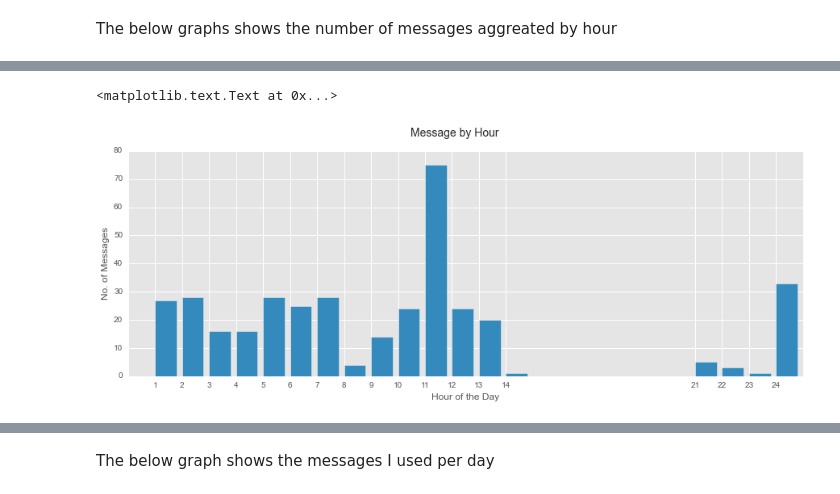
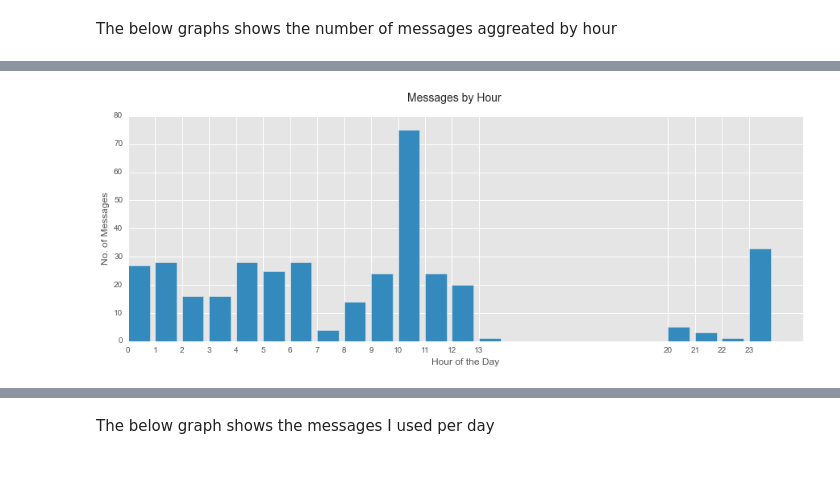
Before and after one commit to JaredChung/DSI_Assignment, a Jupyter notebook: D-Matrix_Notebook.ipynb, the cells around one changed output, grey strips where cells are left out. Cells and saved outputs as stored; diff of their text form; code cells hidden in the pictures.

```diff
--- a/D-Matrix_Notebook.ipynb
+++ b/D-Matrix_Notebook.ipynb
@@ -223,12 +223,12 @@ def preprocessing(s):
 
 
     # Change Names for privacy
-    s = s.replace('@u0weaa087|jared', 'jared')
-    s = s.replace('@u0wdyeg6s|duhita', 'duhita')
-    s = s.replace('@u0x443ckz|chris.garces', 'chris.garces')
-    s = s.replace('@u0wfhmem8|hussam', 'hussam')
-    s = s.replace('@u0x6cuq3d|martinlehmann', 'martinlehmann')
-    """
+    s = s.replace('@u0weaa087|jared', '')
+    s = s.replace('@u0wdyeg6s|duhita', '')
+    s = s.replace('@u0x443ckz|chris.garces', '')
+    s = s.replace('@u0wfhmem8|hussam', '')
+    s = s.replace('@u0x6cuq3d|martinlehmann', '')
+
     s = s.replace('u0weaa087', 'DataScientist2')
     s = s.replace('u0wdyeg6s', 'BusinessAnalyst')
     s = s.replace('u0x443ckz', 'DataScientist1')
@@ -245,16 +245,20 @@ def preprocessing(s):
     s = s.replace('chris.garces', 'DataScientist1')
     s = s.replace('martinlehmann', 'ProjectManager')
     s = s.replace('ravi', 'Consultant')
-    """
+
 
     # Remove words that arent relevant
     s = s.replace("channel", "")
     s = s.replace("file", "")
     s = s.replace("link", "")
+    s = s.replace("joined","")
 
     # Remove everything that isnt a
     s = re.sub(r'[^a-zA-Z]'," ",s)
 
+
+    s = s.replace(" m ", "")
+    s = s.replace(" ll ", "")
 
     s = s.replace("  ", " ")
 
@@ -270,6 +274,8 @@ data['clean_text'] = data.text.apply(lambda x: preprocessing(x))
 # %%
 data = pd.merge(data,users,left_on='user',right_on='id',how='inner')
 data = data[['user','ts','channel','text','clean_text','name']]
+# %%
+data['date'] = pd.DatetimeIndex(data.ts).normalize()
 # %% [markdown]
 ## Part 4 Term Frequency
 # %%
@@ -442,3 +500,7 @@ data.head()
 #Need to change the date to australia
 # %% [markdown]
 The below graphs shows the number of messages aggreated by hour
+# %%
+x = data[data.name == name].groupby(data[data.name == name].ts.apply(lambda x: x.hour)).text.size()
+x.index = [12,13,14,15,16,17,18,19,20,21,22,23,24,1,8,9,10,11]
+x
@@ -445,13 +527,12 @@ The below graphs shows the number of messages aggreated by hour
 # %%
 fig = plt.figure(figsize=(15,5))
 ax = fig.add_subplot(1,1,1)
-ax.bar(data[data.name == name].groupby(data[data.name == name].ts.apply(lambda x: x.hour)).text.size().index+1,
+ax.bar(data[data.name == name].groupby(data[data.name == name].ts.apply(lambda x: x.hour)).text.size().index,
        data[data.name == name].groupby(data[data.name == name].ts.apply(lambda x: x.hour)).text.size())
-fig.suptitle("Message by Hour",fontsize= 14)
+fig.suptitle("Messages by Hour",fontsize= 14)
 ax.set_xlabel("Hour of the Day")
-ax.set_xticks(data[data.name == name].groupby(data[data.name == name].ts.apply(lambda x: x.hour)).text.size().index+ 1)
+ax.set_xticks(data[data.name == name].groupby(data[data.name == name].ts.apply(lambda x: x.hour)).text.size().index)
 ax.set_ylabel("No. of Messages")
-#fig.savefig("Aggregated Hours.png")
+fig.savefig("Messages by Hour.png")
 # %% [output]
-<matplotlib.text.Text at 0x...>
-[figure, old version]
+[figure, new version]
```
Also changed, not shown: parts of 10 cells of this notebook, 8 other files.
